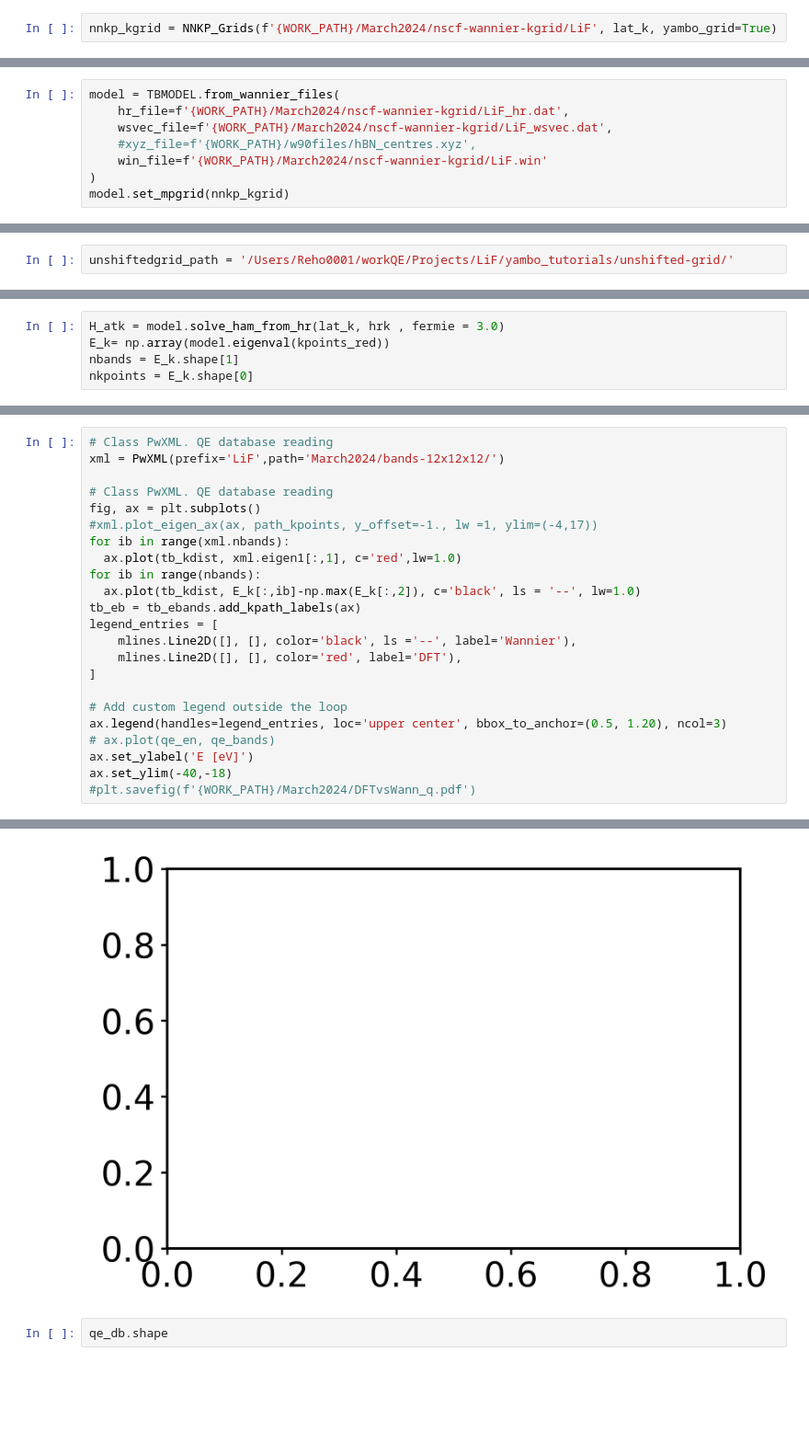
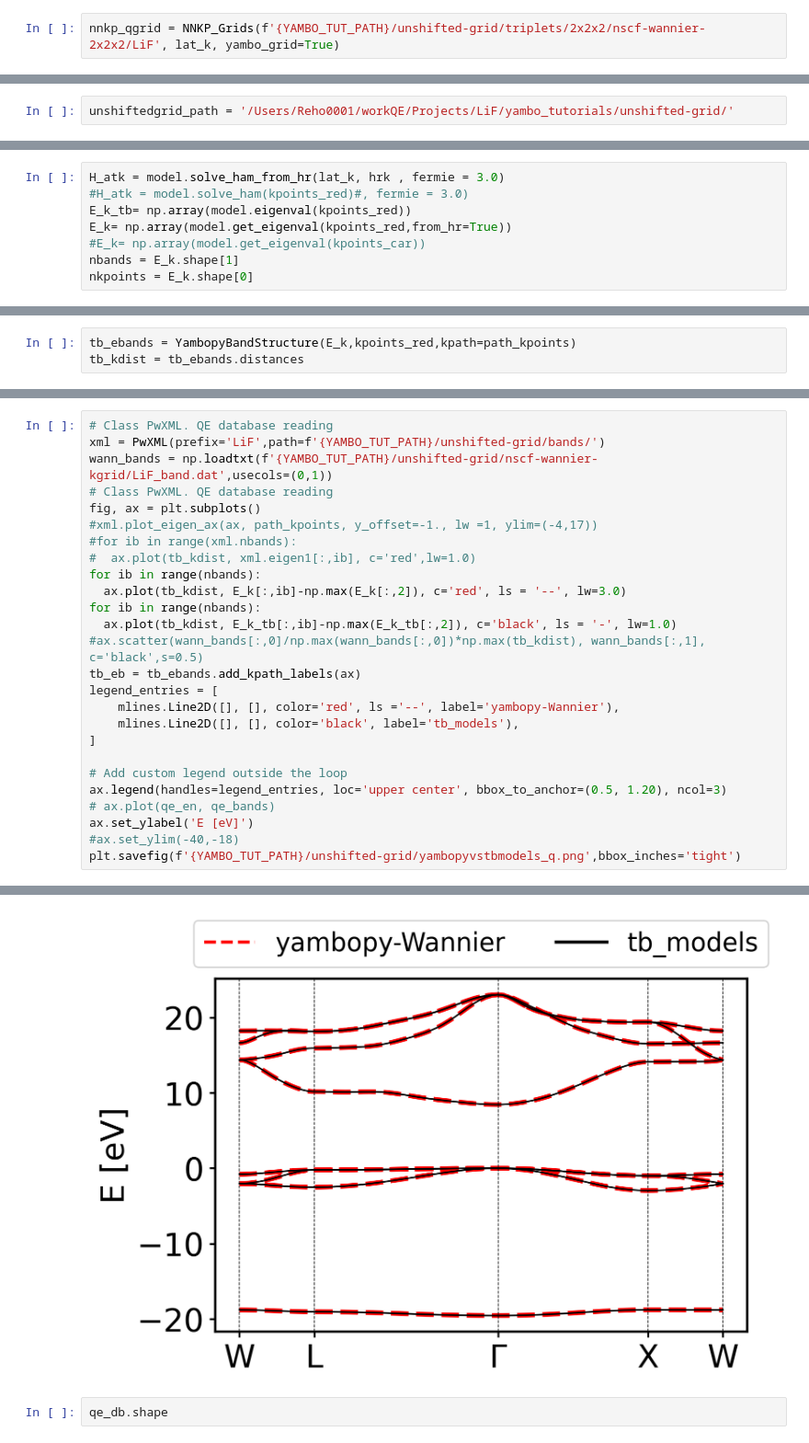
Before and after one commit to rreho/yambopy, a Jupyter notebook: wann_tests/LiF/LiF-tbmodel.ipynb, the cells around one changed output, grey strips where cells are left out. Shown at 92% size. Saved outputs shown, nothing was run; the diff lists cells and outputs as text; blank space fills up the shorter version.

```diff
--- a/wann_tests/LiF/LiF-tbmodel.ipynb
+++ b/wann_tests/LiF/LiF-tbmodel.ipynb
@@ -99,3 +101,3 @@ Time for HR.__init__() : 3.538177728652954 , read : 3.5379598140716553 , headstr
 # %%
-nnkp_kgrid = NNKP_Grids(f'{WORK_PATH}/March2024/nscf-wannier-kgrid/LiF', lat_k, yambo_grid=True)
+nnkp_qgrid = NNKP_Grids(f'{YAMBO_TUT_PATH}/unshifted-grid/triplets/2x2x2/nscf-wannier-2x2x2/LiF', lat_k, yambo_grid=True)
 # %% [output]
@@ -132,11 +133,3 @@ model_q.set_mpgrid(nnkp_qgrid)
-# %%
-model = TBMODEL.from_wannier_files(
-    hr_file=f'{WORK_PATH}/March2024/nscf-wannier-kgrid/LiF_hr.dat',
-    wsvec_file=f'{WORK_PATH}/March2024/nscf-wannier-kgrid/LiF_wsvec.dat',
-    #xyz_file=f'{WORK_PATH}/w90files/hBN_centres.xyz',
-    win_file=f'{WORK_PATH}/March2024/nscf-wannier-kgrid/LiF.win'
-)
-model.set_mpgrid(nnkp_kgrid)
 # %%
 model_exc = TBMODEL.from_wannier_files(
     hr_file=f'{WORK_PATH}/March2024/nscf-wannier-kgrid/exc/LiF_exc_hr.dat',
@@ -218,6 +296,9 @@ path_kpoints.get_klist().shape
 # %%
 H_atk = model.solve_ham_from_hr(lat_k, hrk , fermie = 3.0)
-E_k= np.array(model.eigenval(kpoints_red))
+#H_atk = model.solve_ham(kpoints_red)#, fermie = 3.0)
+E_k_tb= np.array(model.eigenval(kpoints_red))
+E_k= np.array(model.get_eigenval(kpoints_red,from_hr=True))
+#E_k= np.array(model.get_eigenval(kpoints_car))
 nbands = E_k.shape[1]
 nkpoints = E_k.shape[0]
 # %% [output]
@@ -260,0 +325,3 @@ array([-39.70233767, -39.70233865, -39.7023416 , -39.70234682,
+# %%
+tb_ebands = YambopyBandStructure(E_k,kpoints_red,kpath=path_kpoints)
+tb_kdist = tb_ebands.distances
@@ -261,24 +334,27 @@ array([-39.70233767, -39.70233865, -39.7023416 , -39.70234682,
 # %%
 # Class PwXML. QE database reading
-xml = PwXML(prefix='LiF',path='March2024/bands-12x12x12/')
-
+xml = PwXML(prefix='LiF',path=f'{YAMBO_TUT_PATH}/unshifted-grid/bands/')
+wann_bands = np.loadtxt(f'{YAMBO_TUT_PATH}/unshifted-grid/nscf-wannier-kgrid/LiF_band.dat',usecols=(0,1))
 # Class PwXML. QE database reading
 fig, ax = plt.subplots()
 #xml.plot_eigen_ax(ax, path_kpoints, y_offset=-1., lw =1, ylim=(-4,17))
-for ib in range(xml.nbands):
-  ax.plot(tb_kdist, xml.eigen1[:,1], c='red',lw=1.0)
+#for ib in range(xml.nbands):
+#  ax.plot(tb_kdist, xml.eigen1[:,ib], c='red',lw=1.0)
 for ib in range(nbands):
-  ax.plot(tb_kdist, E_k[:,ib]-np.max(E_k[:,2]), c='black', ls = '--', lw=1.0)
+  ax.plot(tb_kdist, E_k[:,ib]-np.max(E_k[:,2]), c='red', ls = '--', lw=3.0)
+for ib in range(nbands):
+  ax.plot(tb_kdist, E_k_tb[:,ib]-np.max(E_k_tb[:,2]), c='black', ls = '-', lw=1.0)
+#ax.scatter(wann_bands[:,0]/np.max(wann_bands[:,0])*np.max(tb_kdist), wann_bands[:,1], c='black',s=0.5)
 tb_eb = tb_ebands.add_kpath_labels(ax)
 legend_entries = [
-    mlines.Line2D([], [], color='black', ls ='--', label='Wannier'),
-    mlines.Line2D([], [], color='red', label='DFT'),
+    mlines.Line2D([], [], color='red', ls ='--', label='yambopy-Wannier'),
+    mlines.Line2D([], [], color='black', label='tb_models'),
 ]
 
 # Add custom legend outside the loop
 ax.legend(handles=legend_entries, loc='upper center', bbox_to_anchor=(0.5, 1.20), ncol=3)
 # ax.plot(qe_en, qe_bands)
 ax.set_ylabel('E [eV]')
-ax.set_ylim(-40,-18)
-#plt.savefig(f'{WORK_PATH}/March2024/DFTvsWann_q.pdf')
+#ax.set_ylim(-40,-18)
+plt.savefig(f'{YAMBO_TUT_PATH}/unshifted-grid/yambopyvstbmodels_q.png',bbox_inches='tight')
 # %% [output]
@@ -286,4 +361,4 @@ ValueError: x and y must have same first dimension, but have shapes (121,) and (
-[figure, old version]
+[figure, new version]
 # %%
 qe_db.shape
 # %% [output]
```
Also changed, not shown: parts of 105 cells of this notebook.
